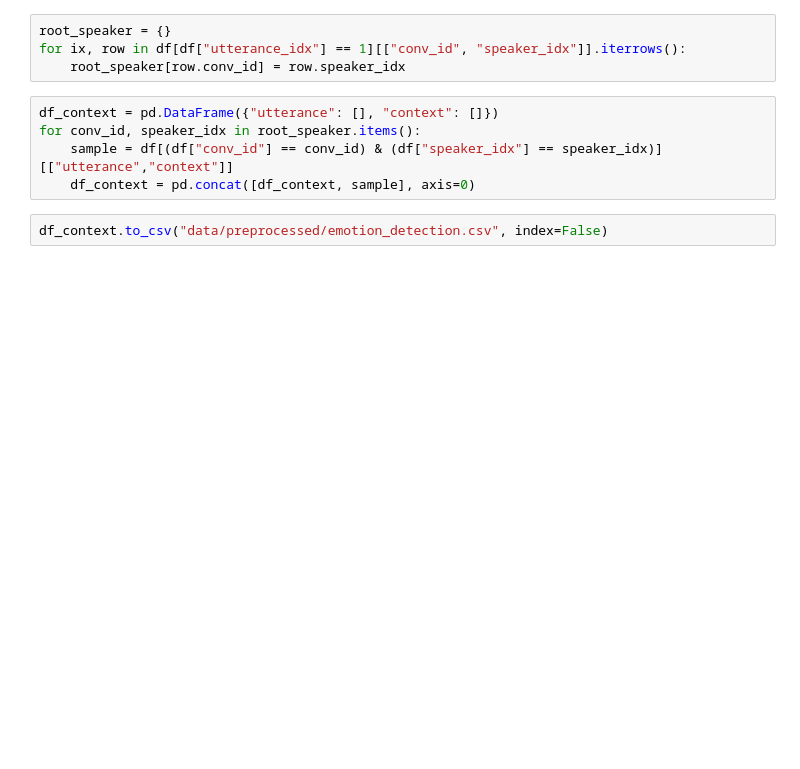
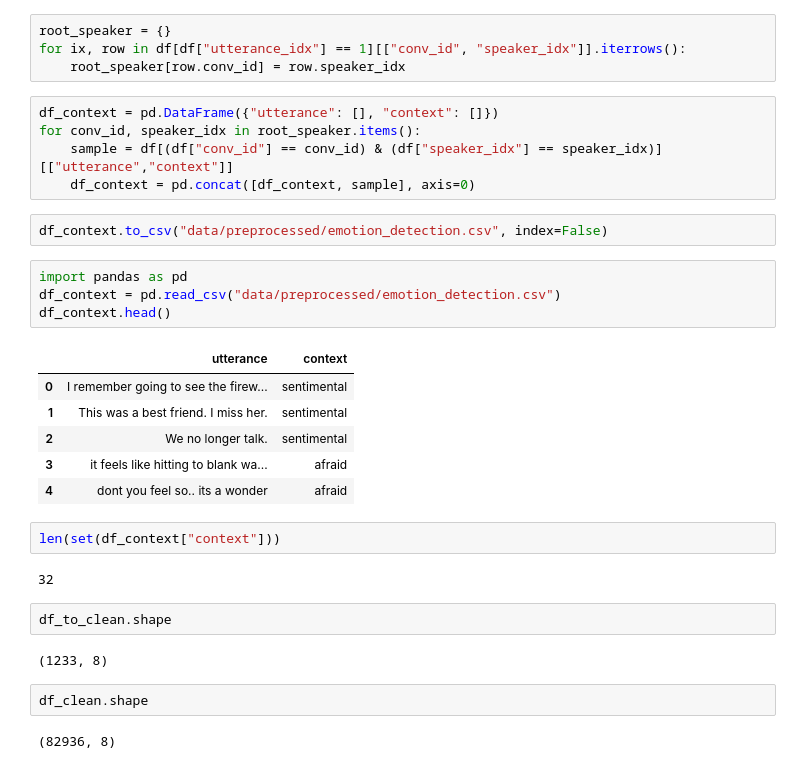
Before and after one commit to wilmeragsgh/philia, a Jupyter notebook: experiments/eda.ipynb, the cells around one changed output. Cells and saved outputs as stored; diff of their text form; blank space fills up the shorter version.

```diff
--- a/experiments/eda.ipynb
+++ b/experiments/eda.ipynb
@@ -110,3 +120,26 @@ for conv_id, speaker_idx in root_speaker.items():
     df_context = pd.concat([df_context, sample], axis=0)
 # %%
 df_context.to_csv("data/preprocessed/emotion_detection.csv", index=False)
+# %%
+import pandas as pd
+df_context = pd.read_csv("data/preprocessed/emotion_detection.csv")
+df_context.head()
+# %% [output]
+|  | utterance | context |
+| 0 | I remember going to see the firew... | sentimental |
+| 1 | This was a best friend. I miss her. | sentimental |
+| 2 | We no longer talk. | sentimental |
+| 3 | it feels like hitting to blank wa... | afraid |
+| 4 | dont you feel so.. its a wonder | afraid |
+# %%
+len(set(df_context["context"]))
+# %% [output]
+32
+# %%
+df_to_clean.shape
+# %% [output]
+(1233, 8)
+# %%
+df_clean.shape
+# %% [output]
+(82936, 8)
```
Also changed, not shown: parts of 2 cells of this notebook.
